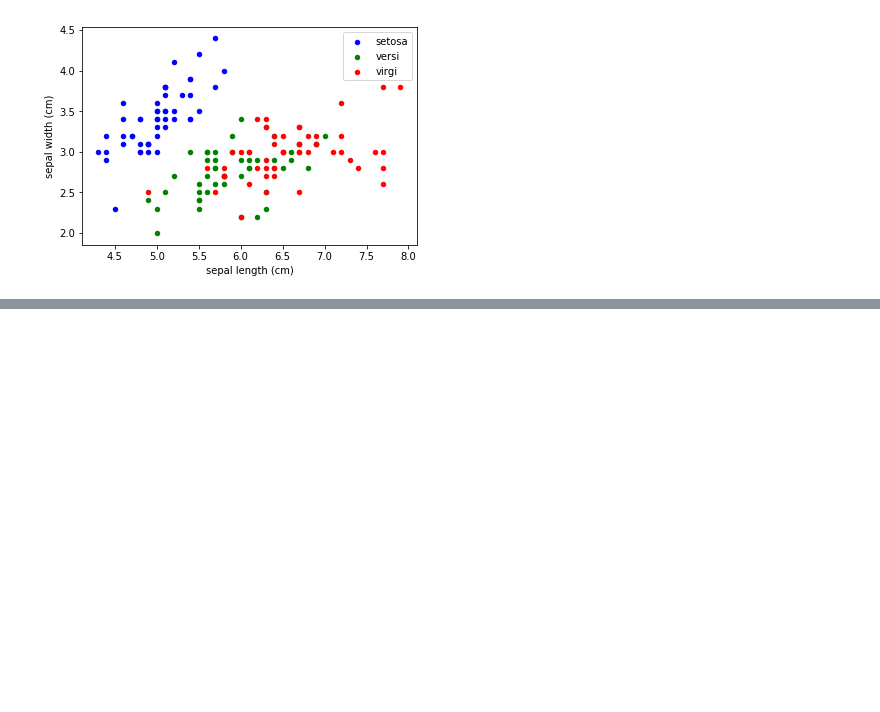
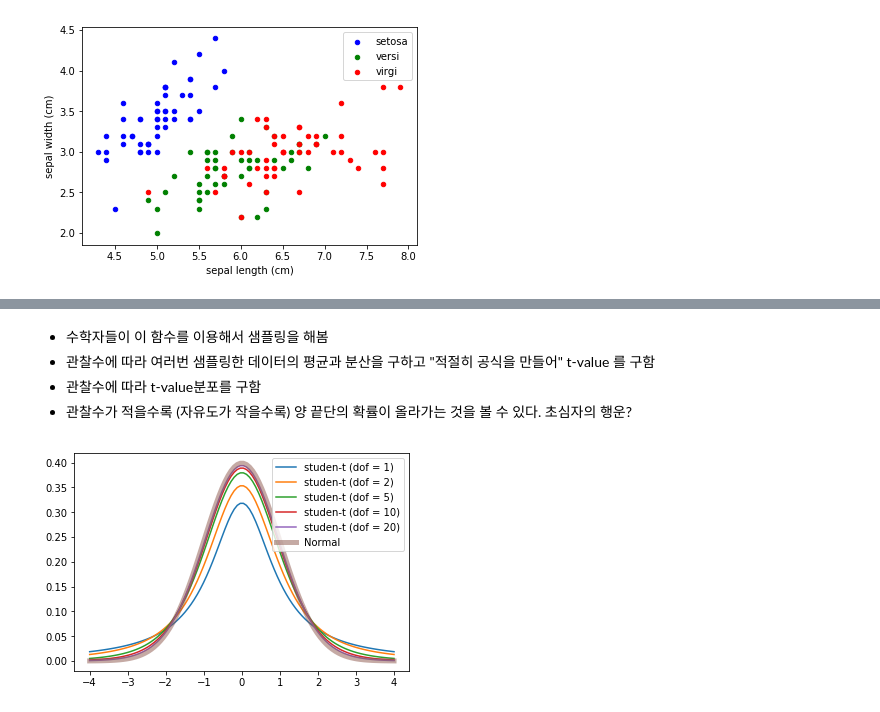
Before and after one commit to k821209/biobigdata, a Jupyter notebook: 2. biodata.ipynb, the cells around one changed output, grey strips where cells are left out. Saved outputs shown, nothing was run; the diff lists cells and outputs as text; code cells hidden in the pictures; blank space fills up the shorter version.

```diff
--- a/2. biodata.ipynb
+++ b/2. biodata.ipynb
@@ -245,0 +294,22 @@ df[m_virgi].plot(kind='scatter',x='sepal length (cm)',y='sepal width (cm)',ax=ax
+# %% [markdown]
+* 수학자들이 이 함수를 이용해서 샘플링을 해봄
+* 관찰수에 따라 여러번 샘플링한 데이터의 평균과 분산을 구하고 "적절히 공식을 만들어" t-value 를 구함
+* 관찰수에 따라 t-value분포를 구함
+* 관찰수가 적을수록 (자유도가 작을수록) 양 끝단의 확률이 올라가는 것을 볼 수 있다. 초심자의 행운?
+# %%
+# studen-t 분포는 일반 정규분포보다 자유도 (관찰수) 에따라서 양끝단을 뚱뚱하게 해준다.
+from scipy.stats import t
+import numpy as np
+import matplotlib.pyplot as plt
+
+xx = np.linspace(-4, 4, 100)
+for df in [1, 2, 5, 10, 20]:
+    rv = t(df=df) # 관찰수에 따른 t value 분포가 다르다.
+    plt.plot(xx, rv.pdf(xx), label=("studen-t (dof = %d)" % df))
+plt.plot(xx, norm().pdf(xx), label="Normal", lw=5, alpha=0.5)
+plt.legend()
+plt.show()
+
+# 주목할점은 rv = t(), rv = norm() 등의 함수 표현들. 변수값은 어떤 함수에 의해서 생성된다는것. 자연현상을 함수로 생각함.
+# %% [output]
+[figure, added]
```
Also changed, not shown: parts of 22 cells of this notebook.
